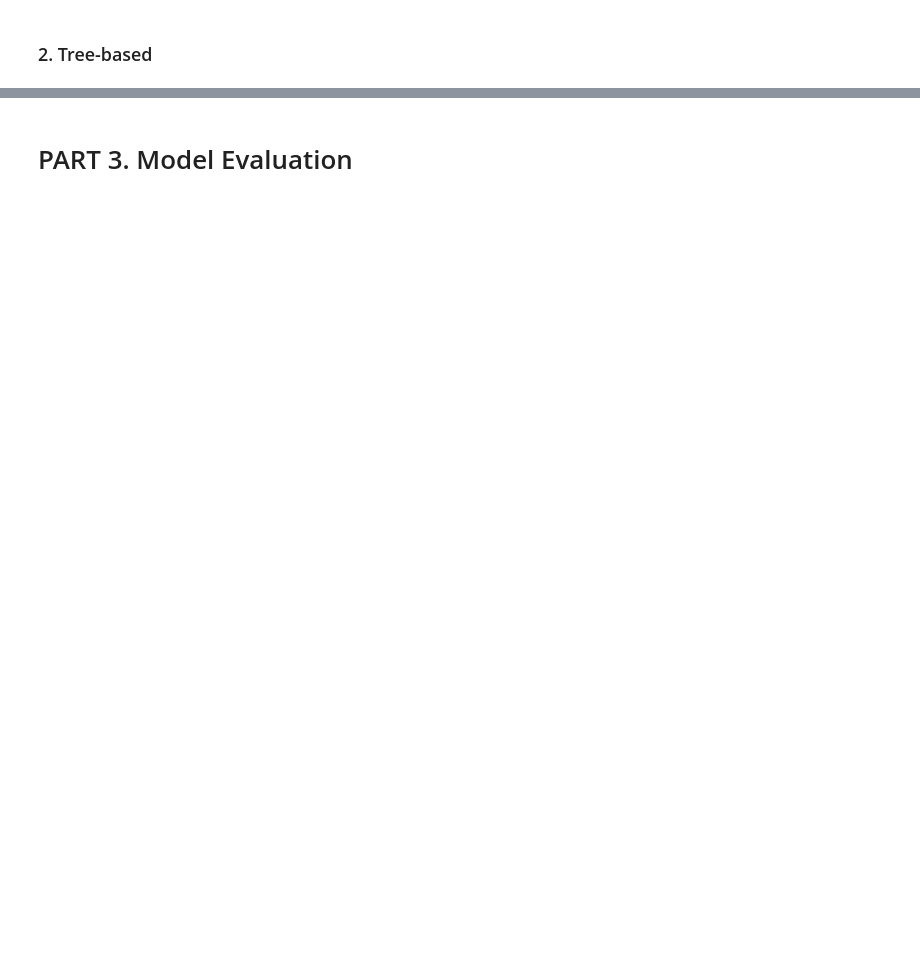
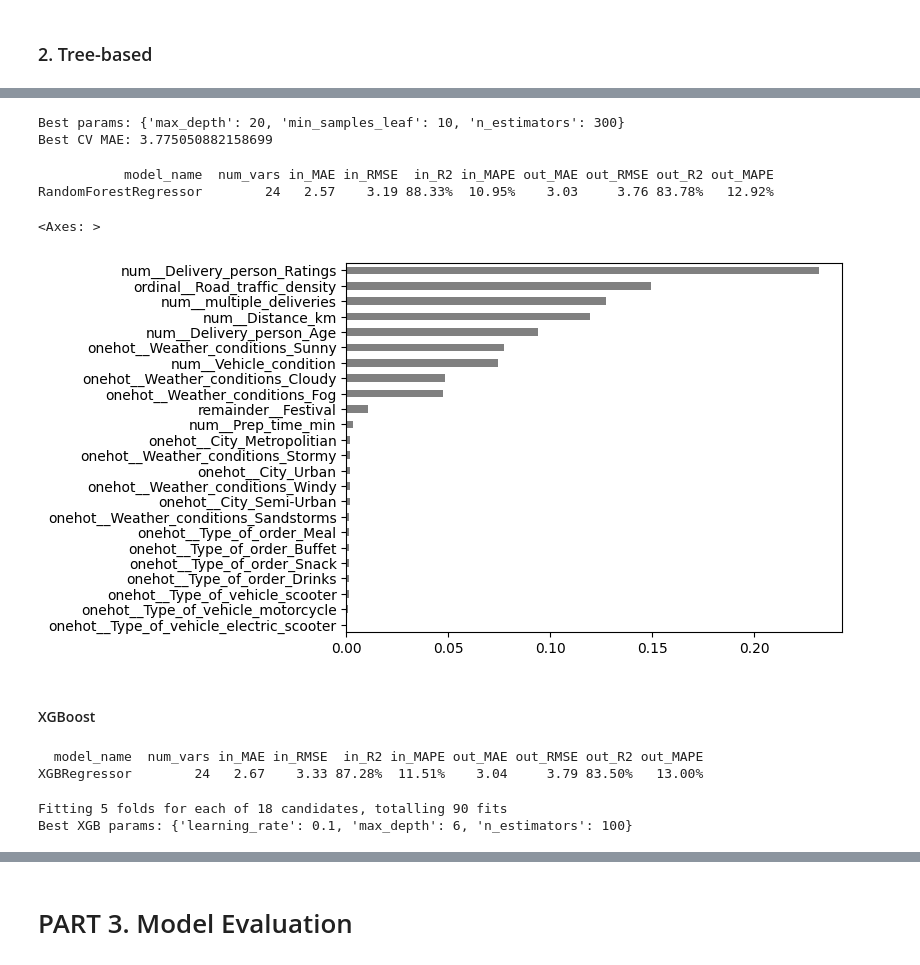
Before and after one commit to SJSUCMPE257/food-delivery-time-prediction, a Jupyter notebook: notebooks/Annas-experiment.ipynb, the cells around one changed output, grey strips where cells are left out. Saved outputs shown, nothing was run; the diff lists cells and outputs as text; code cells hidden in the pictures; blank space fills up the shorter version.

```diff
--- a/notebooks/Annas-experiment.ipynb
+++ b/notebooks/Annas-experiment.ipynb
@@ -863,0 +917,69 @@ plt.show()
+# %%
+# CV
+# 15min
+rf_grid = {
+    'n_estimators': [100, 300],
+    'max_depth': [5, 10, 20, None],
+    'min_samples_leaf': [1, 5, 10],
+}
+
+rf_search = GridSearchCV(
+    estimator=RandomForestRegressor(random_state=42),
+    param_grid=rf_grid,
+    cv=kf,
+    scoring='neg_root_mean_squared_error',
+    n_jobs=-1      # use all CPU cores — RF grid search is slow, this helps a lot
+)
+
+rf_search.fit(X_train_encoded_raw, y_train_clean)   # remember: raw/unscaled for tree models
+
+print("Best params:", rf_search.best_params_)
+# %% [output]
+Best params: {'max_depth': 20, 'min_samples_leaf': 10, 'n_estimators': 300}
+Best CV MAE: 3.775050882158699
+# %%
+rf_optimal = RandomForestRegressor(max_depth=20, min_samples_leaf=10, n_estimators=300)
+rf_optimal.fit(X_train_encoded_raw, y_train_clean)
+
+rf_optimal_result = print_result(rf_optimal, X_train_encoded_raw, y_train_clean, X_test_encoded_raw, y_test_clean)
+# %% [output]
+           model_name  num_vars in_MAE in_RMSE  in_R2 in_MAPE out_MAE out_RMSE out_R2 out_MAPE
+RandomForestRegressor        24   2.57    3.19 88.33%  10.95%    3.03     3.76 83.78%   12.92%
+# %%
+pd.Series(rf_optimal.feature_importances_, index=feature_names).sort_values().plot(kind='barh', color='gray')
+# %% [output]
+<Axes: >
+[figure, added]
+# %% [markdown]
+#### XGBoost
+# %%
+xgb = XGBRegressor(
+    n_estimators=300,
+    max_depth=6,
+    learning_rate=0.1,
+    random_state=42
+)
+xgb.fit(X_train_encoded_raw, y_train_clean)
+
+xgb_result = print_result(xgb, X_train_encoded_raw, y_train_clean, X_test_encoded_raw, y_test_clean)
+# %% [output]
+  model_name  num_vars in_MAE in_RMSE  in_R2 in_MAPE out_MAE out_RMSE out_R2 out_MAPE
+XGBRegressor        24   2.67    3.33 87.28%  11.51%    3.04     3.79 83.50%   13.00%
+# %%
+xgb_grid = {
+    'n_estimators': [100, 300],
+    'max_depth': [3, 6, 10],
+    'learning_rate': [0.01, 0.1, 0.3],
+}
+
+xgb_search = GridSearchCV(
+    XGBRegressor(random_state=42), xgb_grid, cv=kf,
+    scoring='neg_root_mean_squared_error', n_jobs=-1, verbose=1
+)
+xgb_search.fit(X_train_encoded_raw, y_train_clean)
+print("Best XGB params:", xgb_search.best_params_)
+
+best_xgb = xgb_search.best_estimator_
+# %% [output]
+Fitting 5 folds for each of 18 candidates, totalling 90 fits
+Best XGB params: {'learning_rate': 0.1, 'max_depth': 6, 'n_estimators': 100}
```
Also changed, not shown: parts of 40 cells of this notebook, 4 other files.
